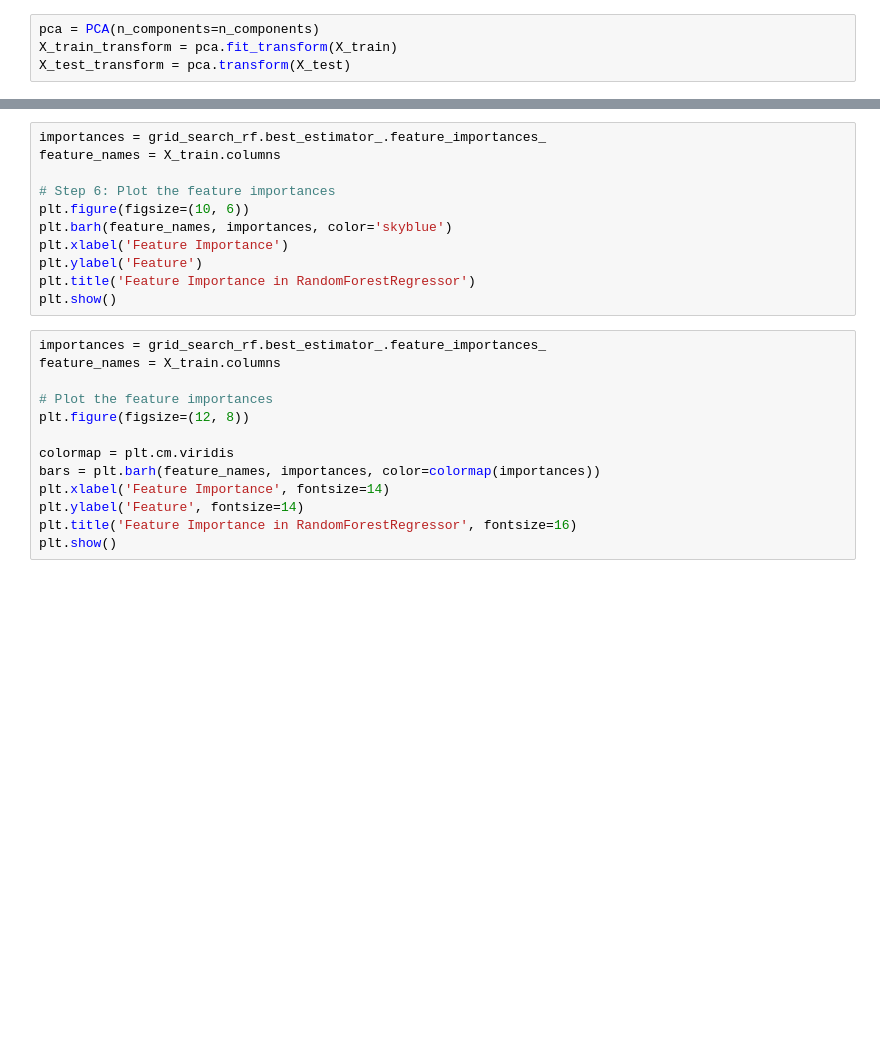
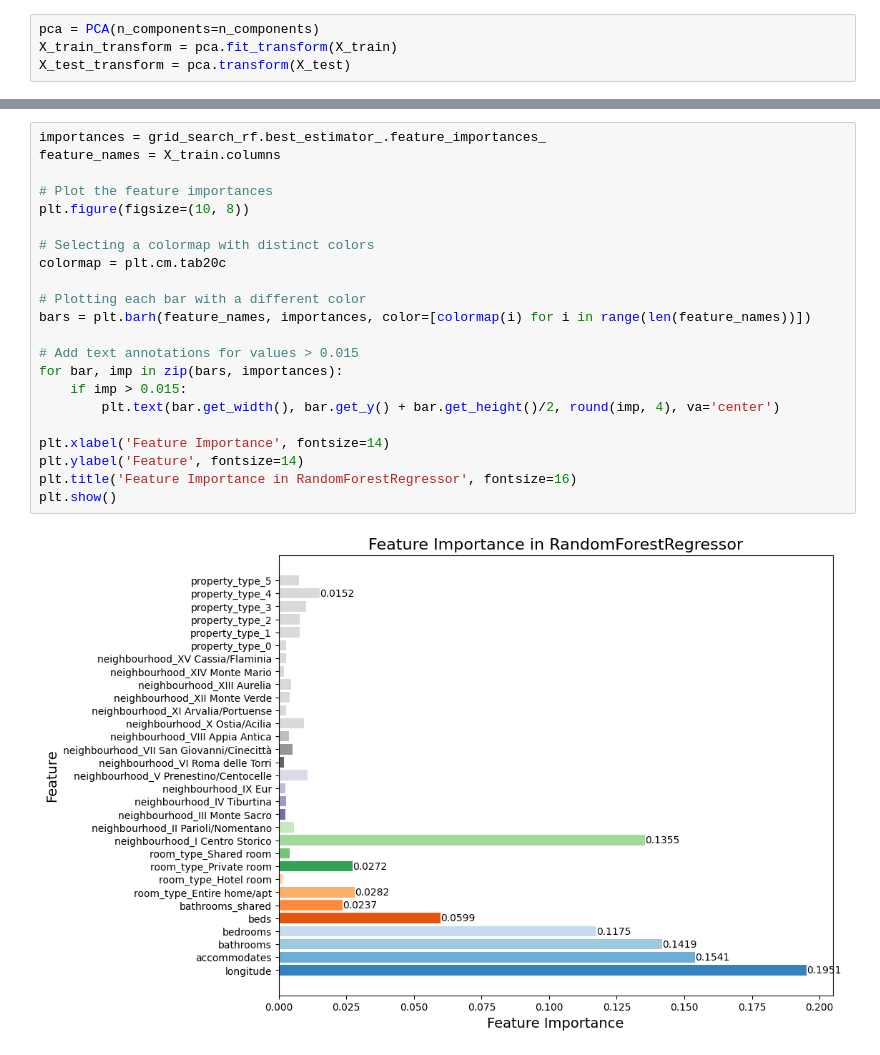
Before and after one commit to LorenzoBonanni/RomeAirbnbAnalysis, a Jupyter notebook: model.ipynb, the cells around one changed output, grey strips where cells are left out. Drawn from its saved outputs; the diff is of its cells as text; blank space fills up the shorter version.

```diff
--- a/model.ipynb
+++ b/model.ipynb
@@ -286,24 +420,24 @@ plt.show()
 # %%
 importances = grid_search_rf.best_estimator_.feature_importances_
 feature_names = X_train.columns
 
-# Step 6: Plot the feature importances
-plt.figure(figsize=(10, 6))
-plt.barh(feature_names, importances, color='skyblue')
-plt.xlabel('Feature Importance')
-plt.ylabel('Feature')
-plt.title('Feature Importance in RandomForestRegressor')
+# Plot the feature importances
+plt.figure(figsize=(10, 8))
+
+# Selecting a colormap with distinct colors
+colormap = plt.cm.tab20c
+
+# Plotting each bar with a different color
+bars = plt.barh(feature_names, importances, color=[colormap(i) for i in range(len(feature_names))])
+
+# Add text annotations for values > 0.015
+for bar, imp in zip(bars, importances):
+    if imp > 0.015:
+        plt.text(bar.get_width(), bar.get_y() + bar.get_height()/2, round(imp, 4), va='center')
+
+plt.xlabel('Feature Importance', fontsize=14)
+plt.ylabel('Feature', fontsize=14)
+plt.title('Feature Importance in RandomForestRegressor', fontsize=16)
 plt.show()
+# %% [output]
+[figure, added]
-# %%
-importances = grid_search_rf.best_estimator_.feature_importances_
-feature_names = X_train.columns
-
-# Plot the feature importances
-plt.figure(figsize=(12, 8))
-
-colormap = plt.cm.viridis
-bars = plt.barh(feature_names, importances, color=colormap(importances))
-plt.xlabel('Feature Importance', fontsize=14)
-plt.ylabel('Feature', fontsize=14)
-plt.title('Feature Importance in RandomForestRegressor', fontsize=16)
-plt.show()
```
Also changed, not shown: parts of 21 cells of this notebook, 1 other file.
